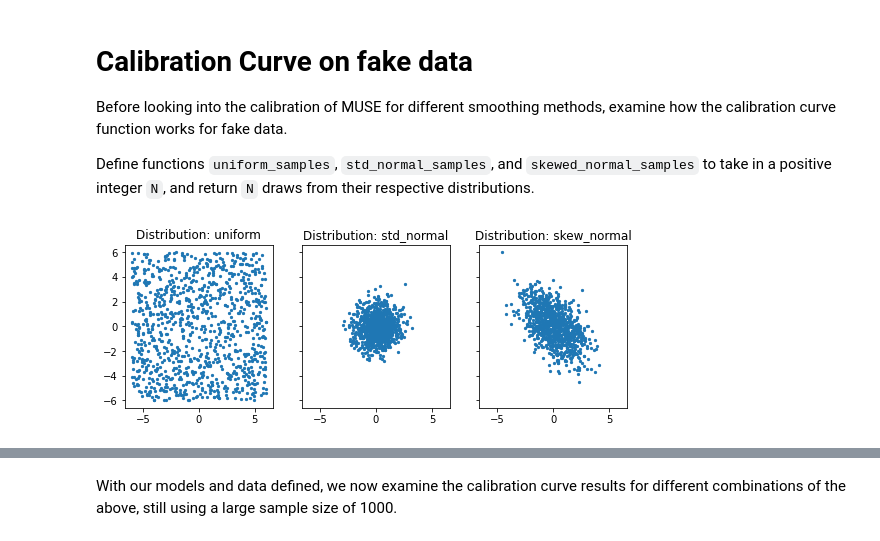
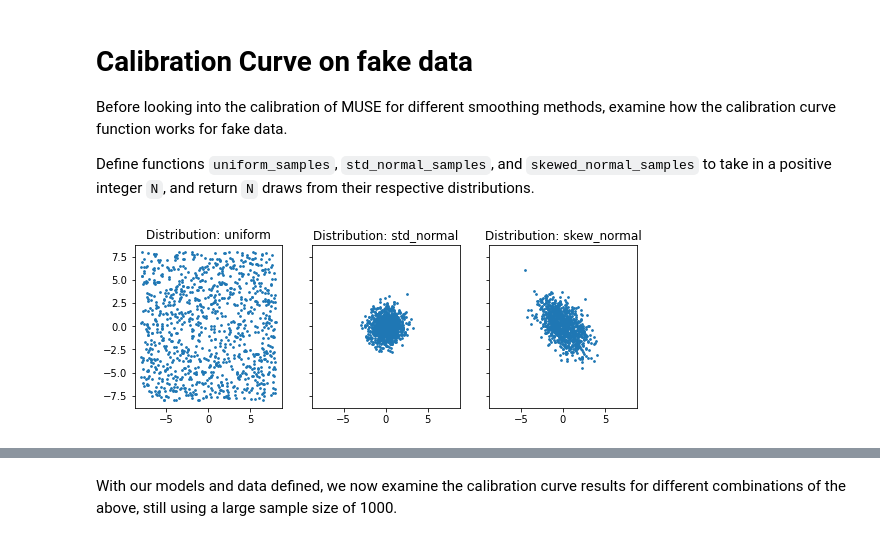
Before and after one commit to amanchoudhri/flatiron-notebooks, a Jupyter notebook: 07-12-meeting.ipynb, the cells around one changed output, grey strips where cells are left out. Drawn from its saved outputs; the diff is of its cells as text; code cells hidden in the pictures.

```diff
--- a/07-12-meeting.ipynb
+++ b/07-12-meeting.ipynb
@@ -17,39 +17,61 @@ Before looking into the calibration of MUSE for different smoothing methods, exa
 
 Define functions `uniform_samples`, `std_normal_samples`, and `skewed_normal_samples` to take in a positive integer `N`, and return `N` draws from their respective distributions.
 # %%
+MIN_X, MAX_X = -8, 8
+MIN_Y, MAX_Y = -8, 8
+
 # generate fake data of different distributions
 rng = np.random.default_rng(seed=2022)
 
 # rescale to be on the square [-6, 6]^2 (arbitrarily chosen)
-uniform_samples = lambda n_samples: (rng.uniform(size=(n_samples, 2)) * 12) - 6
+uniform_samples = lambda n_samples: (rng.uniform(size=(n_samples, 2)) * (MAX_X - MIN_X)) - MAX_X
 
 std_normal_samples = lambda n_samples: rng.normal(size=(n_samples, 2))
 
 SKEW_COV = [[2, -1], [-1, 2]]
 skewed_normal_samples = lambda n_samples: rng.multivariate_normal(
     mean=[0, 0],
     cov=SKEW_COV,
     size=n_samples
 )
 
 # group each distr into one convenient function
-observed_data = lambda n: {
-    'uniform': uniform_samples(n),
-    'std_normal': std_normal_samples(n),
-    'skew_normal': skewed_normal_samples(n),
-}
+def observed_data(n_samples, add_noise=False, noise_std=0.1):
+    def apply_args(fn):
+        samples = fn(n_samples)
+        if add_noise:
+            # transform to the real line using a logit function
+            k = MAX_X - MIN_X
+            transformed = samples + MAX_X  # make each entry >= 0
+            transformed = np.log( transformed / (k - transformed) )
+            # add noise
+            transformed += rng.normal(scale=noise_std, size=(n_samples, 2))
+            # transform back to constrained interval
+            samples = k / (1 + np.exp(-transformed))
+            # recenter at 0
+            samples -= MAX_X
+        # clip values outside allowed range
+        samples[:, 0] = samples[:, 0].clip(MIN_X, MAX_X)
+        samples[:, 1] = samples[:, 1].clip(MIN_Y, MAX_Y)
+        return samples
+
+    return {
+        'uniform': apply_args(uniform_samples),
+        'std_normal': apply_args(std_normal_samples),
+        'skew_normal': apply_args(skewed_normal_samples),
+    }
 
 # for now, use a large number of samples
 LARGE_N = 1000
 
 large_n_data = observed_data(LARGE_N)
 
 fig, axs = plt.subplots(1, 3, figsize=(9, 3), sharex=True, sharey=True)
 for ax, (distr_name, data) in zip(axs, large_n_data.items()):
-    ax.scatter(data[:, 0], data[:, 1], s=5)
+    ax.scatter(data[:, 0], data[:, 1], s=3)
     ax.set_title(f'Distribution: {distr_name}')
 # %% [output]
-[figure, old version]
+[figure, new version]
 # %%
 # create fake model output corresponding to the above distributions
 
```
Also changed, not shown: parts of 25 cells of this notebook.
